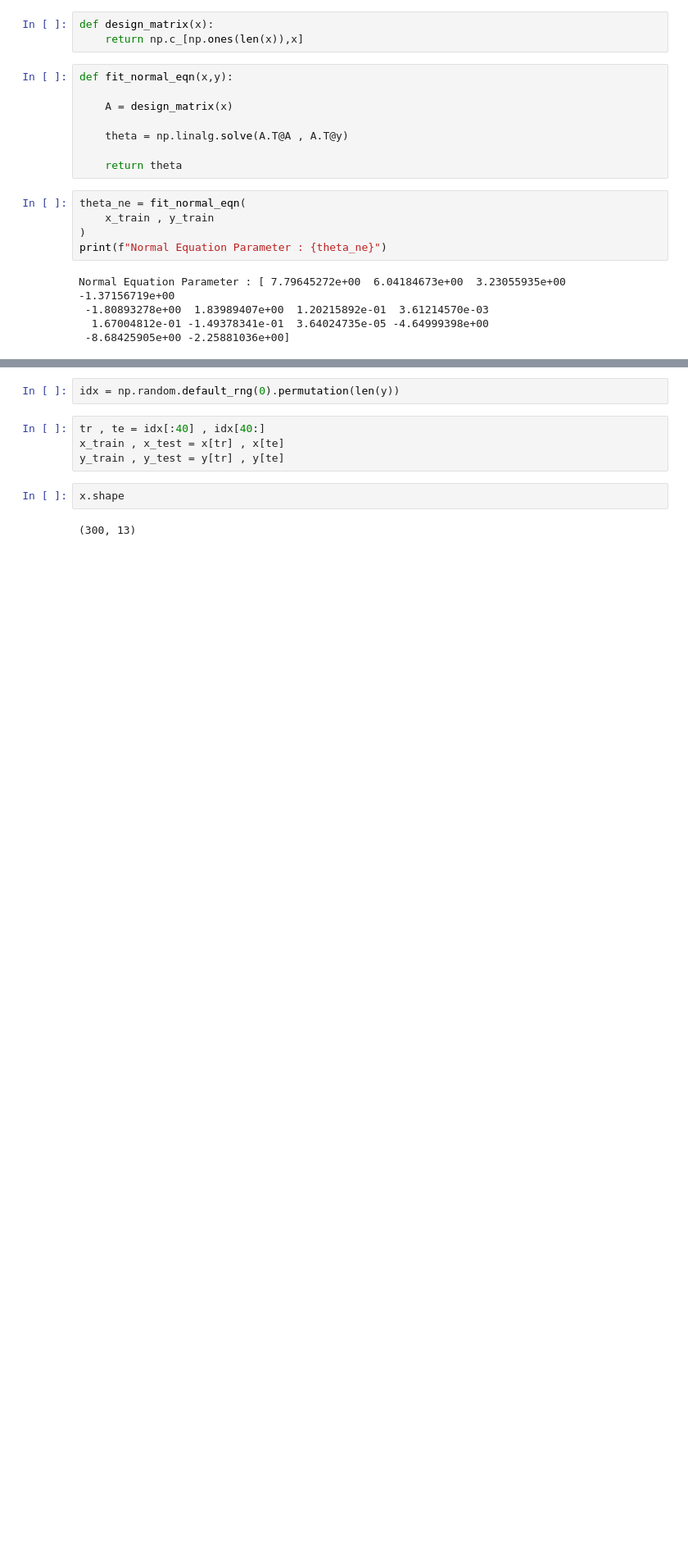
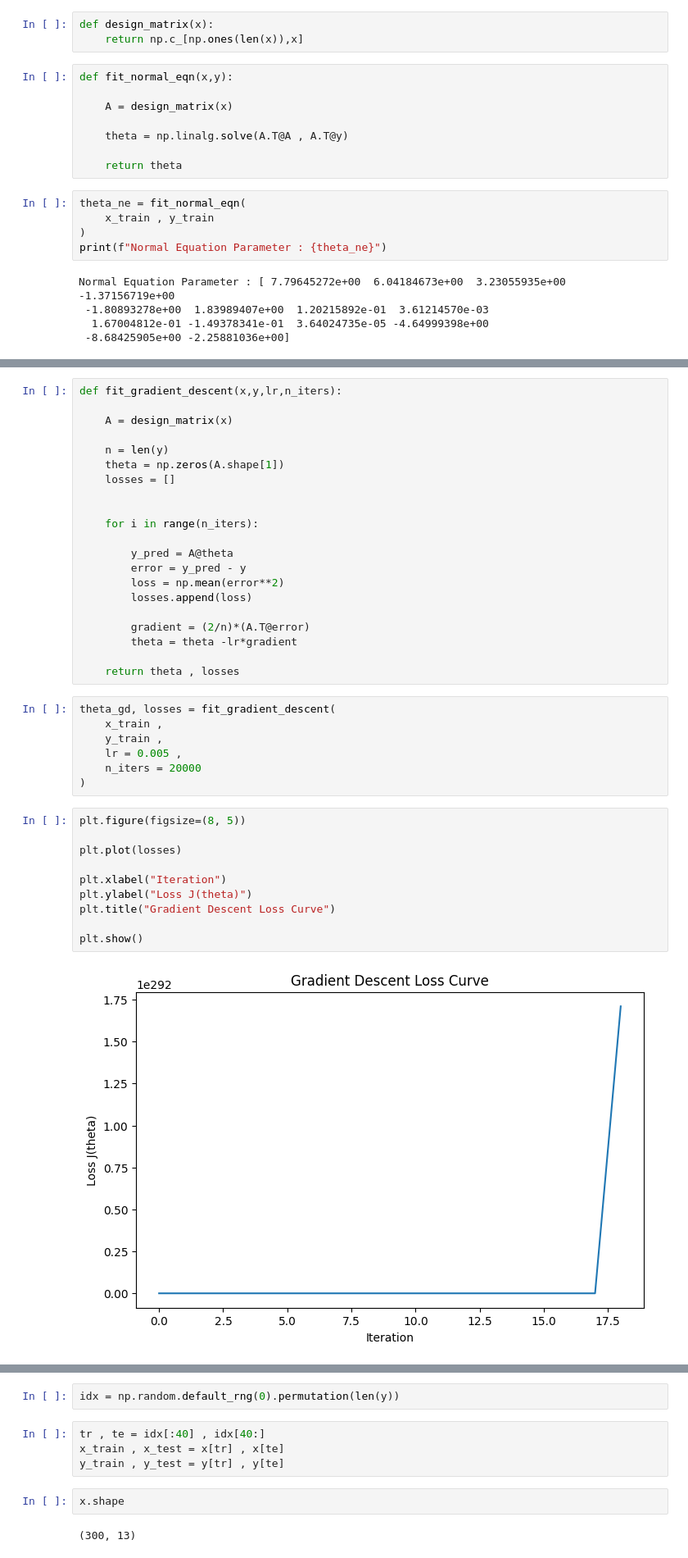
Before and after one commit to ohhaashis/AI-ML, a Jupyter notebook: Labs/Lab05/code.ipynb, the cells around one changed output, grey strips where cells are left out. Shown at 82% size. Drawn from its saved outputs; the diff is of its cells as text; blank space fills up the shorter version.

```diff
--- a/Labs/Lab05/code.ipynb
+++ b/Labs/Lab05/code.ipynb
@@ -194,0 +201,40 @@ TypeError: unsupported format string passed to list.__format__
+# %%
+def fit_gradient_descent(x,y,lr,n_iters):
+
+    A = design_matrix(x)
+
+    n = len(y)
+    theta = np.zeros(A.shape[1])
+    losses = []
+
+
+    for i in range(n_iters):
+
+        y_pred = A@theta
+        error = y_pred - y
+        loss = np.mean(error**2)
+        losses.append(loss)
+
+        gradient = (2/n)*(A.T@error)
+        theta = theta -lr*gradient
+
+    return theta , losses
+# %%
+theta_gd, losses = fit_gradient_descent(
+    x_train ,
+    y_train ,
+    lr = 0.005 ,
+    n_iters = 20000
+)
+# %%
+plt.figure(figsize=(8, 5))
+
+plt.plot(losses)
+
+plt.xlabel("Iteration")
+plt.ylabel("Loss J(theta)")
+plt.title("Gradient Descent Loss Curve")
+
+plt.show()
+# %% [output]
+[figure, added]
```
Also changed, not shown: parts of 21 cells of this notebook, 1 other file.
